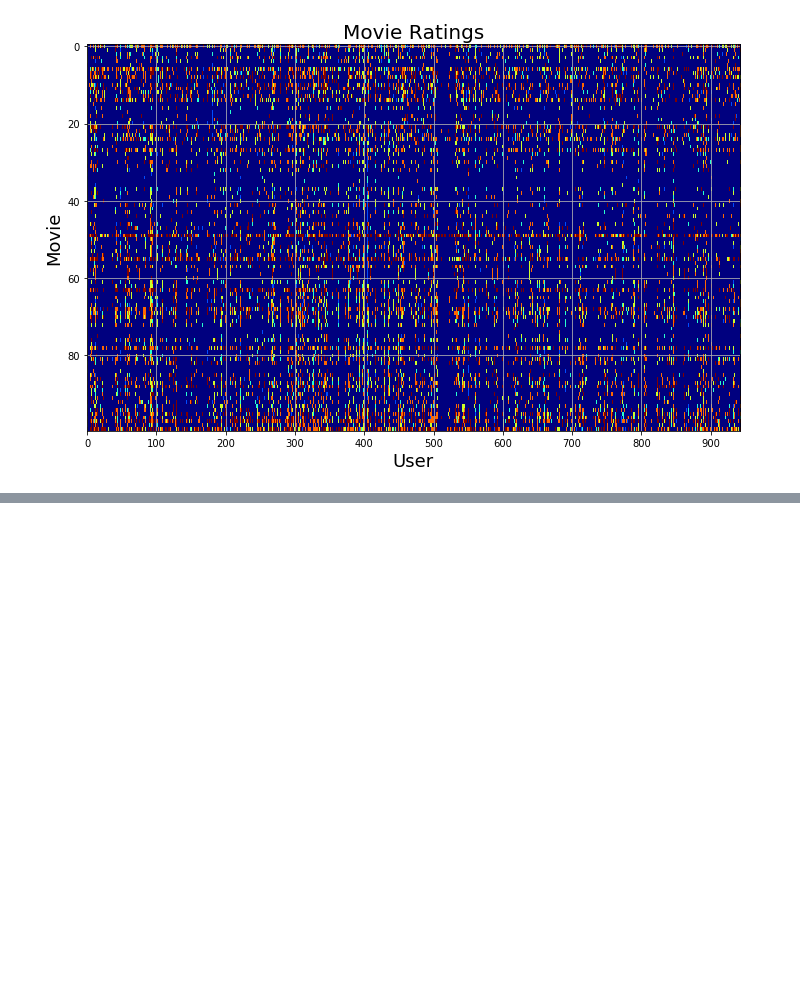
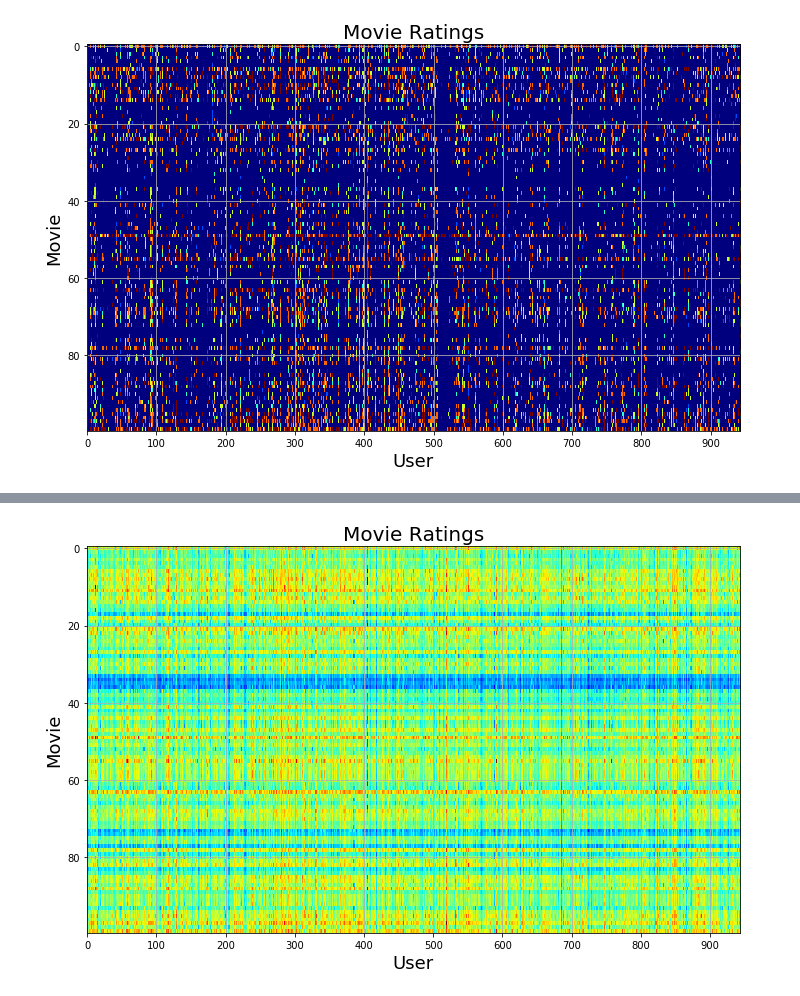
Before and after one commit to noelnamai/machine-learning, a Jupyter notebook: recommender-systems.ipynb, the cells around one changed output, grey strips where cells are left out. Cells and saved outputs as stored; diff of their text form; code cells hidden in the pictures; blank space fills up the shorter version.

```diff
--- a/recommender-systems.ipynb
+++ b/recommender-systems.ipynb
@@ -159,0 +160,15 @@ pd.DataFrame(pred_movies)
+# %%
+fig, ax = plt.subplots(figsize = (10.0, 6.5))
+ax.imshow(y_pred[:100,:], cmap = "jet", interpolation = "nearest")
+ax.set_title("Movie Ratings", fontsize = 20)
+ax.set_xlabel("User", fontsize = 18)
+ax.set_ylabel("Movie", fontsize = 18)
+ax.xaxis.set_major_locator(tkr.MaxNLocator(integer = True))
+ax.margins(0.05)
+ax.axis("tight")
+ax.grid(True)
+fig.tight_layout()
+
+plt.show()
+# %% [output]
+[figure, added]
```
Also changed, not shown: parts of 3 cells of this notebook, 1 other file.
